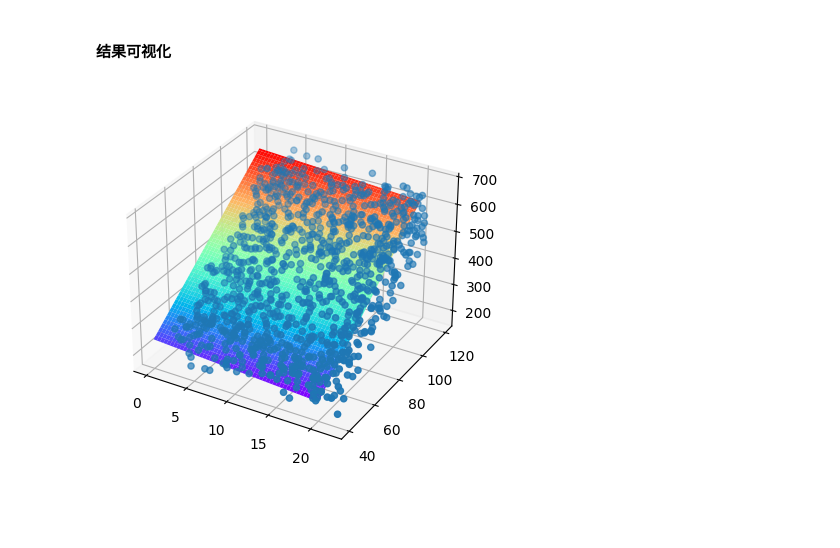
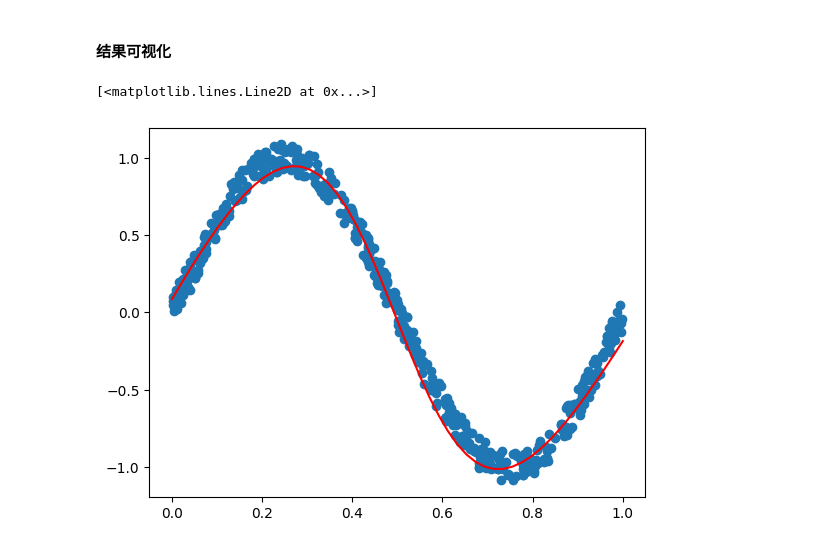
Before and after one commit to muyoou/AI_note, a Jupyter notebook: pytorch学习/双层神经网络实现非线性回归.ipynb, the cells around one changed output. Cells and saved outputs as stored; diff of their text form; code cells hidden in the pictures; blank space fills up the shorter version.

```diff
--- a/pytorch学习/双层神经网络实现非线性回归.ipynb
+++ b/pytorch学习/双层神经网络实现非线性回归.ipynb
@@ -151,24 +141,15 @@ plt.plot(loss_arr)
 # %%
 import numpy as np
 class PredDataset(Dataset):
-    def __init__(self, transform=None):
-        u = np.linspace(0, 20, 100)
-        v = np.linspace(40, 120, 100)
-        self.XM, self.YM = np.meshgrid(u, v)
-        NXM = self.XM.reshape(-1,1)
-        NYM = self.YM.reshape(-1,1)
-        self.data = np.concatenate((NXM,NYM),axis=1)
-        self.transform = transform
-
+    def __init__(self):
+        self.u = np.linspace(0, 1, 50)
     def __len__(self):
-        return len(self.data)
+        return len(self.u)
 
     def __getitem__(self, idx):
-        X = torch.tensor(self.data[idx]).float()
-        if self.transform:
-            X = self.transform(X)
+        X = torch.tensor([self.u[idx]]).float()
         return X
-pred_data = PredDataset(transform=transform)
+pred_data = PredDataset()
 pred_dataloader = DataLoader(pred_data, batch_size=len(pred_data), shuffle=False)
 # %% [markdown]
 测试：
@@ -180,20 +161,13 @@ def test(dataloader, model):
             X = X.to(device)
             pred = model(X)
             return pred
-plot_z = test(pred_dataloader,model)
-#结果反标准化
-plot_z = plot_z * z_std + z_mean
-plot_z = plot_z.reshape(100,100)
+plot_y = test(pred_dataloader,model)
 # %% [markdown]
 #### 结果可视化
-# %%
-fig = plt.figure()
-ax = fig.add_subplot(111, projection='3d')
-ax.scatter(training_data.data["X"], training_data.data["Y"], training_data.data["Z"])
-w,b=model.parameters()
-XM = pred_data.XM
-YM = pred_data.YM
-ax.plot_surface(XM, YM, plot_z.cpu(), cmap='rainbow')
-plt.show()
-# %% [output]
-[figure, removed]
+# %%
+plt.scatter(data['X'],data['Y'])
+plot_y = plot_y.cpu()
+plt.plot(pred_data.u,plot_y.reshape(-1),'r')
+# %% [output]
+[<matplotlib.lines.Line2D at 0x...>]
+[figure, added]
```
Also changed, not shown: parts of 10 cells of this notebook.
